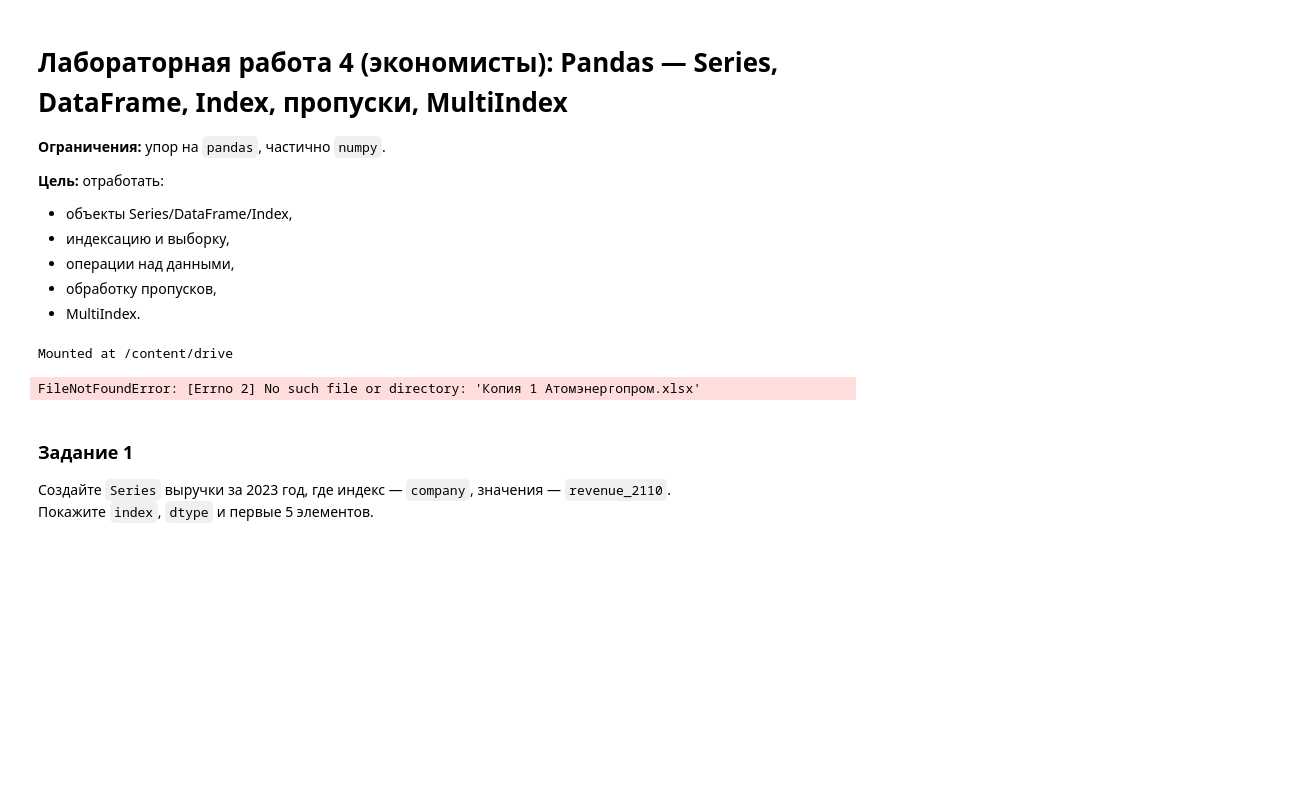
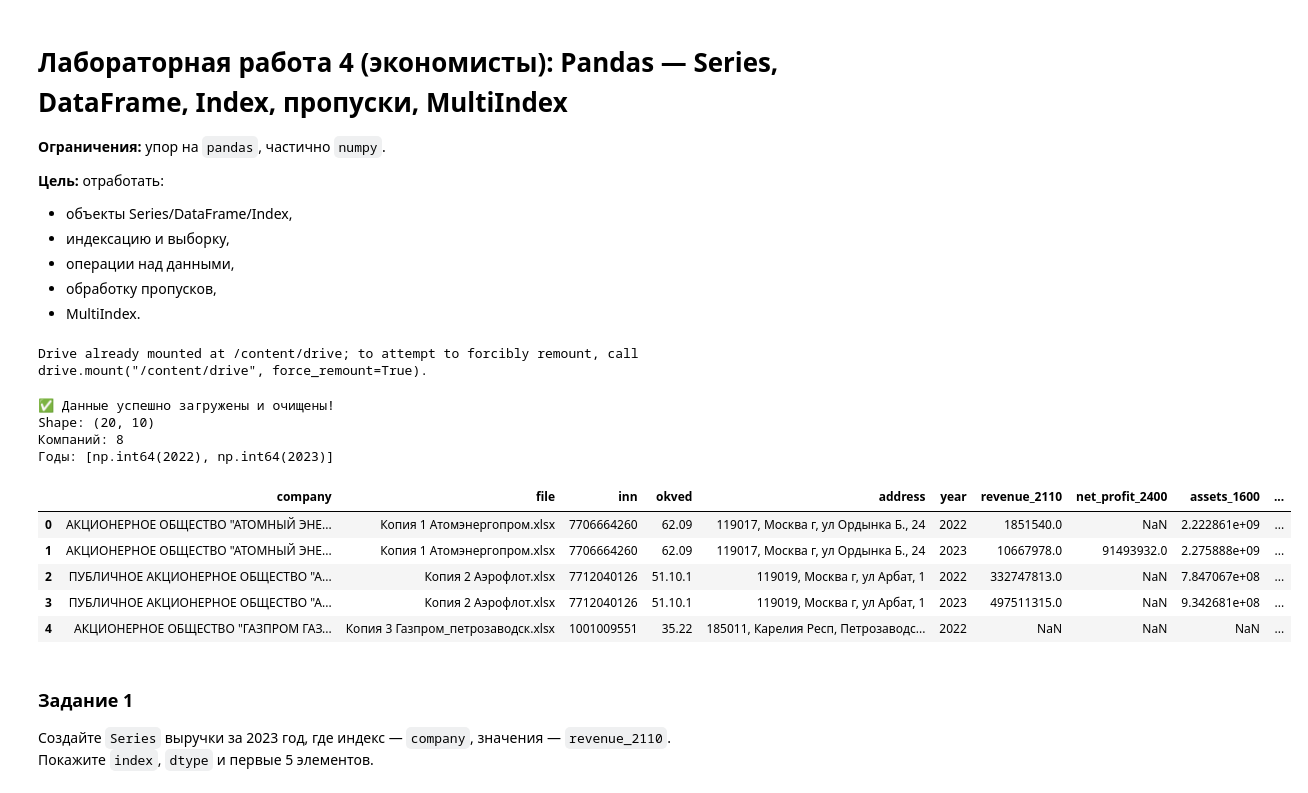
Before and after one commit to Prashkov1ch/python-ai-Prashkovich-Anna, a Jupyter notebook: Копия_Lab04_Economists_Student.ipynb, the cells around one changed output. Drawn from its saved outputs; the diff is of its cells as text; code cells hidden in the pictures; blank space fills up the shorter version.

```diff
--- a/Копия_Lab04_Economists_Student.ipynb
+++ b/Копия_Lab04_Economists_Student.ipynb
@@ -13,19 +13,20 @@
 - MultiIndex.
 # %%
 import re
+from openpyxl import load_workbook
 import numpy as np
-import pandas as pd
-from openpyxl import load_workbook
+import os
 from google.colab import drive
 
-# Монтируем диск (с защитой от повторного монтирования)
+# 1. Монтируем диск (если уже смонтирован, просто игнорируем ошибку)
 try:
     drive.mount('/content/drive')
 except:
     pass
 
 PATH = '/content/drive/MyDrive/цифровая кафедра/'  # Проверь, что имя папки верное!
-# Убираем префикс "Копия " из имен файлов, так как в Lab 04 файлы называются без него
+os.chdir(PATH)
+
 FILES = ['Копия 1 Атомэнергопром.xlsx', 'Копия 2 Аэрофлот.xlsx', 'Копия 3 Газпром_петрозаводск.xlsx',
          'Копия 4 Лукойл.xlsx', 'Копия 5 Роснефть.xlsx', 'Копия 6 Самолет.xlsx',
          'Копия 7 Славмо.xlsx', 'Копия 8 Строительная_компания_Век.xlsx',
@@ -71,7 +72,7 @@ def parse_financial(xlsx_name: str):
             continue
         v23 = ws.cell(r, 21).value
         v22 = ws.cell(r, 27).value
-        # ИСПРАВЛЕНИЕ: используем clean_number для очистки данных
+        # ИСПРАВЛЕНО: используем clean_number для очистки данных
         res[code] = {2022: clean_number(v22), 2023: clean_number(v23)}
     return res
 
@@ -89,39 +90,48 @@ def parse_balance(xlsx_name: str):
         v23 = ws.cell(r, 17).value
         v22 = ws.cell(r, 23).value
         v21 = ws.cell(r, 30).value
-        # ИСПРАВЛЕНИЕ: используем clean_number для очистки данных
+        # ИСПРАВЛЕНО: используем clean_number для очистки данных
         res[code] = {2021: clean_number(v21), 2022: clean_number(v22), 2023: clean_number(v23)}
     return res
 
 rows = []
 for fn in FILES:
     org = org_info(fn)
     fin = parse_financial(fn)
     bal = parse_balance(fn)
 
     for year in [2022, 2023]:
         rows.append({
             "company": org["company"],
             "file": org["file"],
             "inn": org["inn"],
             "okved": org["okved"],
             "address": org["address"],
             "year": year,
             "revenue_2110": fin.get("2110", {}).get(year, np.nan),
             "net_profit_2400": fin.get("2400", {}).get(year, np.nan),
             "assets_1600": bal.get("1600", {}).get(year, np.nan),
             "equity_1300": bal.get("1300", {}).get(year, np.nan),
         })
 
 df = pd.DataFrame(rows)
 print("✅ Данные успешно загружены и очищены!")
 print(f"Shape: {df.shape}")
 print(f"Компаний: {df['company'].nunique()}")
 print(f"Годы: {sorted(df['year'].unique())}")
 df.head()
 # %% [output]
-Mounted at /content/drive
+Drive already mounted at /content/drive; to attempt to forcibly remount, call drive.mount("/content/drive", force_remount=True).
-FileNotFoundError: [Errno 2] No such file or directory: 'Копия 1 Атомэнергопром.xlsx'
+✅ Данные успешно загружены и очищены!
+Shape: (20, 10)
+Компаний: 8
+Годы: [np.int64(2022), np.int64(2023)]
+|  | company | file | inn | okved | address | year | revenue_2110 | net_profit_2400 | assets_1600 | ... |
+| 0 | АКЦИОНЕРНОЕ ОБЩЕСТВО "АТОМНЫЙ ЭНЕ... | Копия 1 Атомэнергопром.xlsx | 7706664260 | 62.09 | 119017, Москва г, ул Ордынка Б., 24 | 2022 | 1851540.0 | NaN | 2.222861e+09 | ... |
+| 1 | АКЦИОНЕРНОЕ ОБЩЕСТВО "АТОМНЫЙ ЭНЕ... | Копия 1 Атомэнергопром.xlsx | 7706664260 | 62.09 | 119017, Москва г, ул Ордынка Б., 24 | 2023 | 10667978.0 | 91493932.0 | 2.275888e+09 | ... |
+| 2 | ПУБЛИЧНОЕ АКЦИОНЕРНОЕ ОБЩЕСТВО "А... | Копия 2 Аэрофлот.xlsx | 7712040126 | 51.10.1 | 119019, Москва г, ул Арбат, 1 | 2022 | 332747813.0 | NaN | 7.847067e+08 | ... |
+| 3 | ПУБЛИЧНОЕ АКЦИОНЕРНОЕ ОБЩЕСТВО "А... | Копия 2 Аэрофлот.xlsx | 7712040126 | 51.10.1 | 119019, Москва г, ул Арбат, 1 | 2023 | 497511315.0 | NaN | 9.342681e+08 | ... |
+| 4 | АКЦИОНЕРНОЕ ОБЩЕСТВО "ГАЗПРОМ ГАЗ... | Копия 3 Газпром_петрозаводск.xlsx | 1001009551 | 35.22 | 185011, Карелия Респ, Петрозаводс... | 2022 | NaN | NaN | NaN | ... |
 # %% [markdown]
 ### Задание 1
 Создайте `Series` выручки за 2023 год, где индекс — `company`, значения — `revenue_2110`.
```
Also changed, not shown: parts of 24 cells of this notebook.
